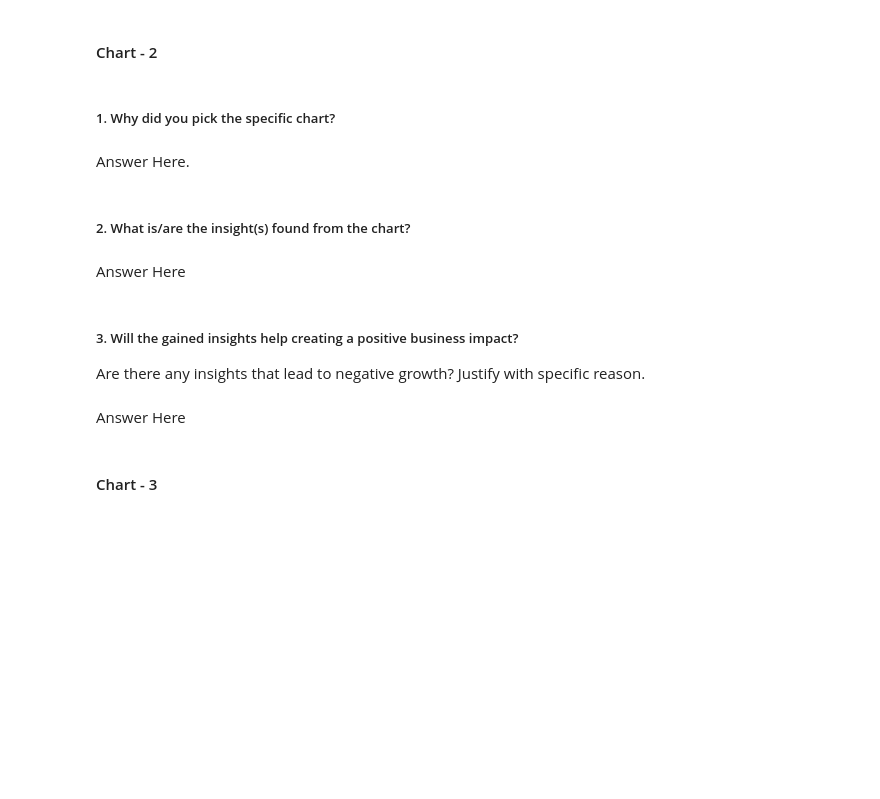
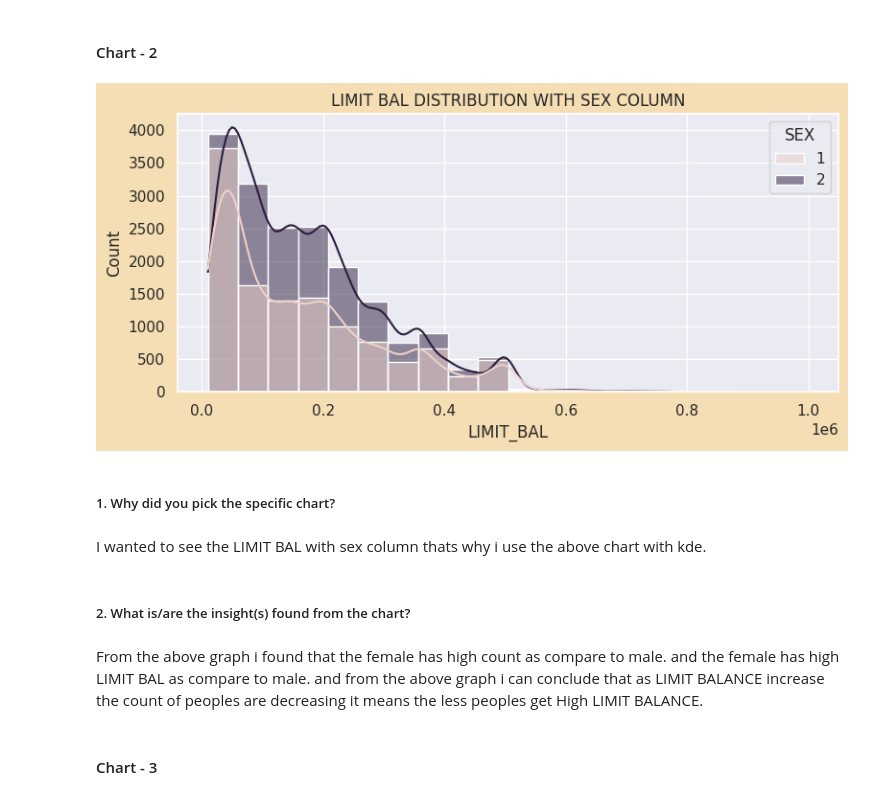
Before and after one commit to hmarathe420/Credit_Card_Default_Prediction, a Jupyter notebook: Credit_Card_Default_Prediction.ipynb, the cells around one changed output. Cells and saved outputs as stored; diff of their text form; code cells hidden in the pictures; blank space fills up the shorter version.

```diff
--- a/Credit_Card_Default_Prediction.ipynb
+++ b/Credit_Card_Default_Prediction.ipynb
@@ -360,15 +372,21 @@ Answer Here
+# %%
+# LIMIT BAL DISTRIBUTION WITH SEX COLUMN
+plt.figure(figsize = (8,4), facecolor = 'wheat')
+plt.title('LIMIT BAL DISTRIBUTION WITH SEX COLUMN')
+sns.histplot(data = df, x= 'LIMIT_BAL',bins = 20, hue = 'SEX', kde = True)
+plt.plot()
+plt.show()
+# %% [output]
+[figure, added]
 # %% [markdown]
 ##### 1. Why did you pick the specific chart?
-# %% [markdown]
-Answer Here.
+# %% [markdown]
+I wanted to see the LIMIT BAL with sex column thats why i use the above chart with kde.
 # %% [markdown]
 ##### 2. What is/are the insight(s) found from the chart?
-# %% [markdown]
-Answer Here
-# %% [markdown]
-##### 3. Will the gained insights help creating a positive business impact?
-Are there any insights that lead to negative growth? Justify with specific reason.
-# %% [markdown]
-Answer Here
+# %% [markdown]
+From the above graph i found that the female has high count as compare to male.
+and the female has high LIMIT BAL as compare to male.
+and from the above graph i can conclude that as LIMIT BALANCE increase the count of peoples are decreasing it means the less peoples get High LIMIT BALANCE.
 # %% [markdown]
 #### Chart - 3
```
Also changed, not shown: parts of 27 cells of this notebook.
